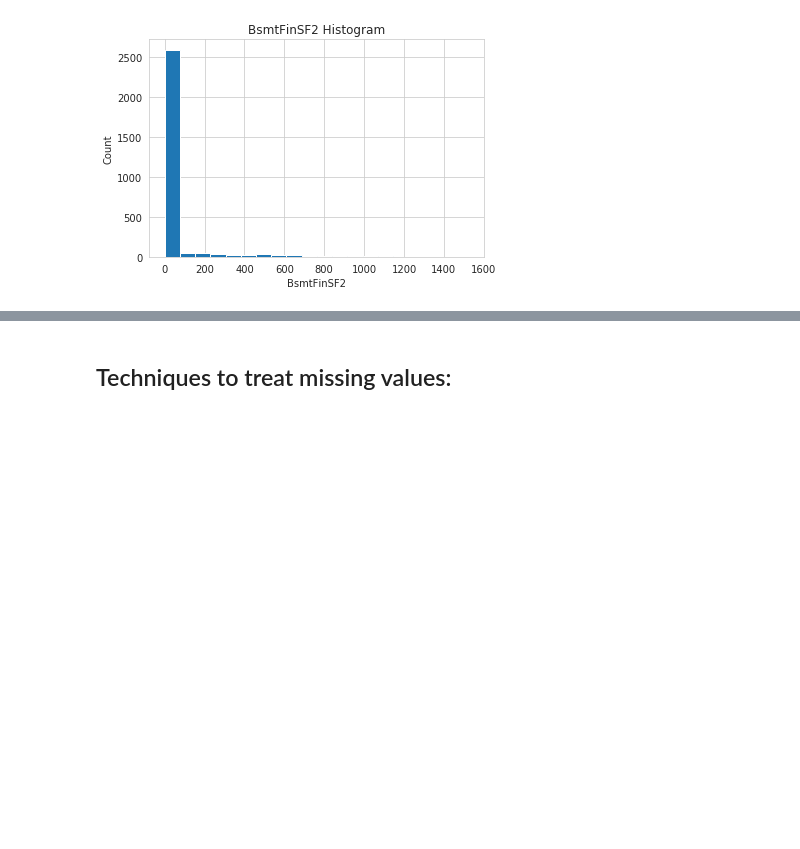
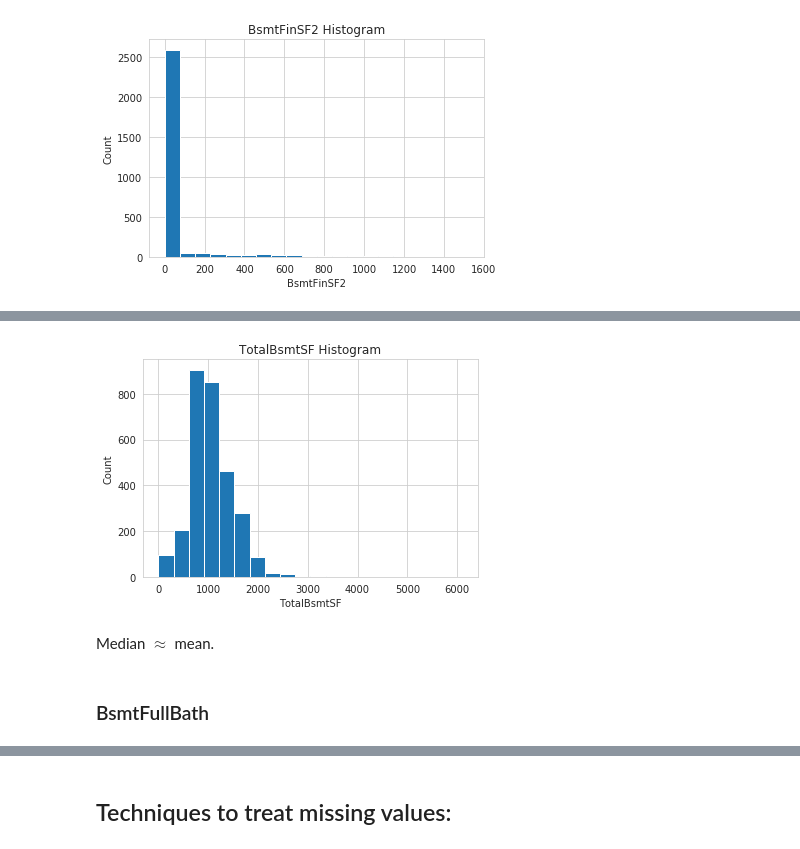
Before and after one commit to nt-ds/practice-handling-missing-data, a Jupyter notebook: notebook/Practice_Handling_Missing_Data.ipynb, the cells around one changed output, grey strips where cells are left out. Drawn from its saved outputs; the diff is of its cells as text; code cells hidden in the pictures; blank space fills up the shorter version.

```diff
--- a/notebook/Practice_Handling_Missing_Data.ipynb
+++ b/notebook/Practice_Handling_Missing_Data.ipynb
@@ -262,0 +308,11 @@ plt.ylabel("Count");
+# %%
+ih.TotalBsmtSF.hist(bins=20);
+plt.title("TotalBsmtSF Histogram");
+plt.xlabel("TotalBsmtSF");
+plt.ylabel("Count");
+# %% [output]
+[figure, added]
+# %% [markdown]
+Median $\approx$ mean.
+# %% [markdown]
+### BsmtFullBath
```
Also changed, not shown: parts of 47 cells of this notebook.
